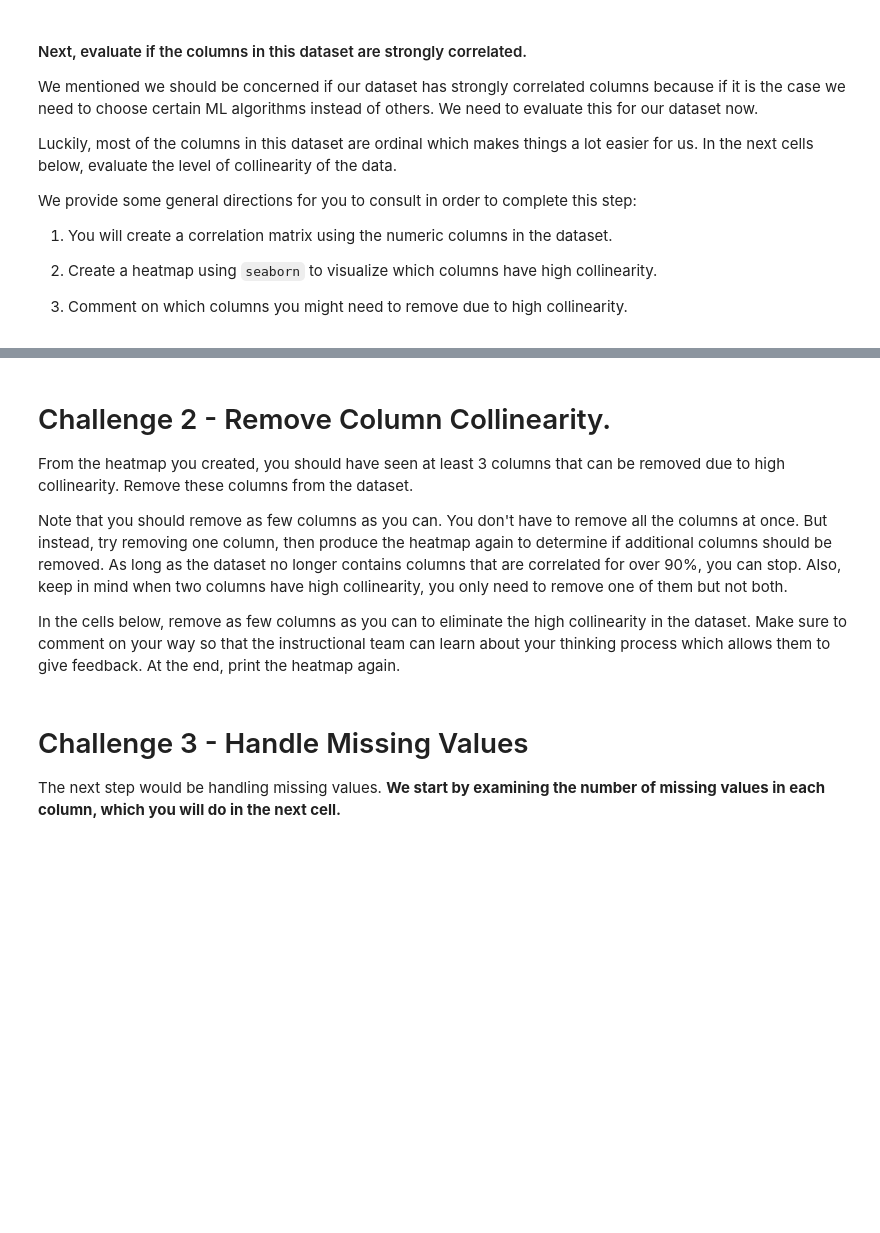
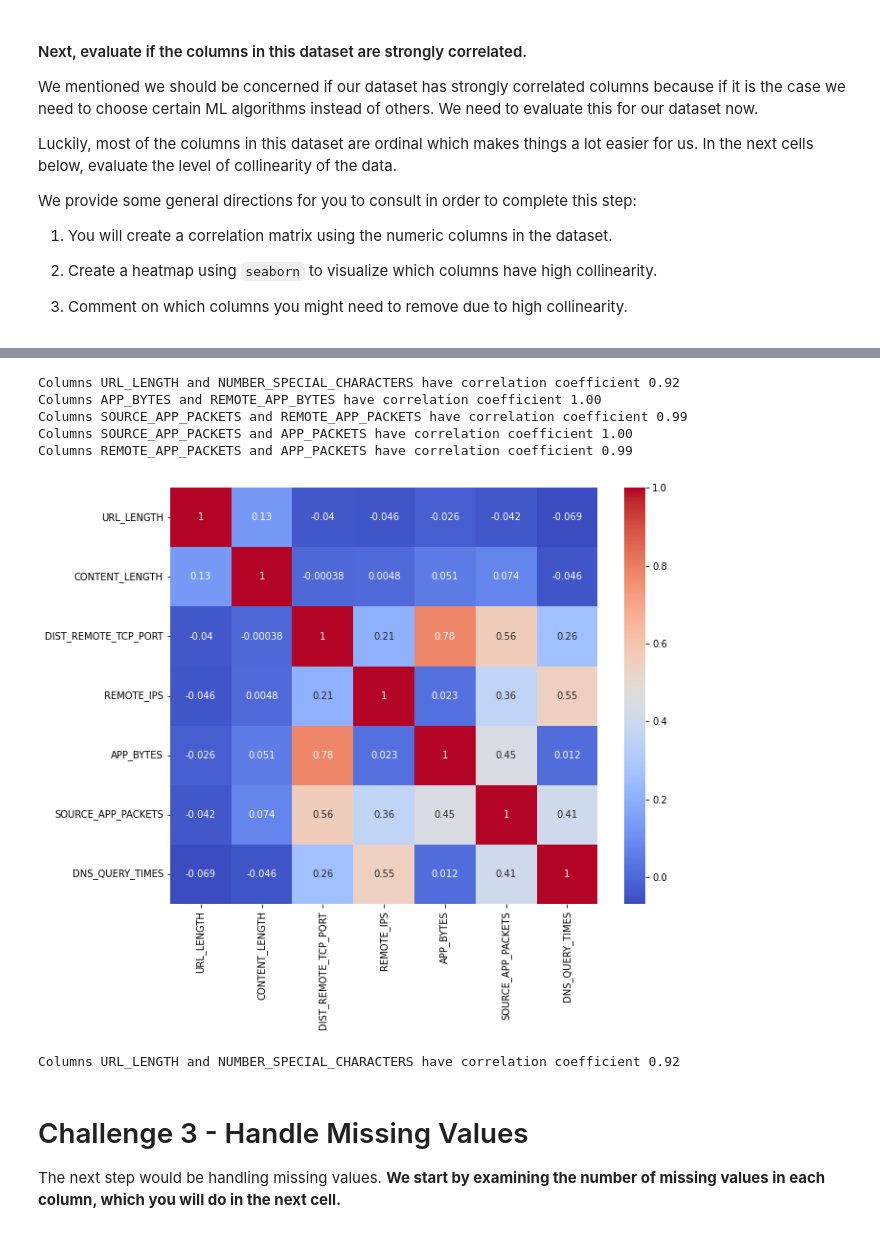
Before and after one commit to Ironhack-data-bcn-january-2023/lab-supervised-learning, a Jupyter notebook: your-code/main.ipynb, the cells around one changed output, grey strips where cells are left out. Drawn from its saved outputs; the diff is of its cells as text; code cells hidden in the pictures; blank space fills up the shorter version.

```diff
--- a/your-code/main.ipynb
+++ b/your-code/main.ipynb
@@ -55,10 +160,18 @@ We provide some general directions for you to consult in order to complete this
+# %%
+# Your code here
+for i in range(len(numeric_columns)):
+    for j in range(i+1, len(numeric_columns)):
+        if corr_matrix.iloc[i,j] >= 0.9:
+            print(f"Columns {numeric_columns[i]} and {numeric_columns[j]} have correlation coefficient {corr_matrix.iloc[i,j]:.2f}")
+websites.drop(['REMOTE_APP_BYTES', 'REMOTE_APP_PACKETS'], axis=1, inplace=True)
+# %% [output]
+Columns URL_LENGTH and NUMBER_SPECIAL_CHARACTERS have correlation coefficient 0.92
+Columns APP_BYTES and REMOTE_APP_BYTES have correlation coefficient 1.00
+Columns SOURCE_APP_PACKETS and REMOTE_APP_PACKETS have correlation coefficient 0.99
+Columns SOURCE_APP_PACKETS and APP_PACKETS have correlation coefficient 1.00
+Columns REMOTE_APP_PACKETS and APP_PACKETS have correlation coefficient 0.99
+# %%
+numeric_columns = ['URL_LENGTH', 'CONTENT_LENGTH', 'DIST_REMOTE_TCP_PORT', 'REMOTE_IPS', 'APP_BYTES', 'SOURCE_APP_PACKETS', 'DNS_QUERY_TIMES']
+corr_matrix = websites[numeric_columns].corr()
 # %%
 # Your comment here
-# %% [markdown]
-# Challenge 2 - Remove Column Collinearity.
-
-From the heatmap you created, you should have seen at least 3 columns that can be removed due to high collinearity. Remove these columns from the dataset.
-
-Note that you should remove as few columns as you can. You don't have to remove all the columns at once. But instead, try removing one column, then produce the heatmap again to determine if additional columns should be removed. As long as the dataset no longer contains columns that are correlated for over 90%, you can stop. Also, keep in mind when two columns have high collinearity, you only need to remove one of them but not both.
-
-In the cells below, remove as few columns as you can to eliminate the high collinearity in the dataset. Make sure to comment on your way so that the instructional team can learn about your thinking process which allows them to give feedback. At the end, print the heatmap again.
@@ -71,3 +178,18 @@ In the cells below, remove as few columns as you can to eliminate the high colli
+# %%
+# Print heatmap again
+plt.figure(figsize=(10, 8))
+sns.heatmap(corr_matrix, annot=True, cmap='coolwarm')
+plt.show()
+# %% [output]
+[figure, added]
+# %%
+# Your code here
+for i in range(len(numeric_columns)):
+    for j in range(i+1, len(numeric_columns)):
+        if corr_matrix.iloc[i,j] >= 0.9:
+            print(f"Columns {numeric_columns[i]} and {numeric_columns[j]} have correlation coefficient {corr_matrix.iloc[i,j]:.2f}")
+# %% [output]
+Columns URL_LENGTH and NUMBER_SPECIAL_CHARACTERS have correlation coefficient 0.92
 # %% [markdown]
 # Challenge 3 - Handle Missing Values
 
```
Also changed, not shown: parts of 55 cells of this notebook.
